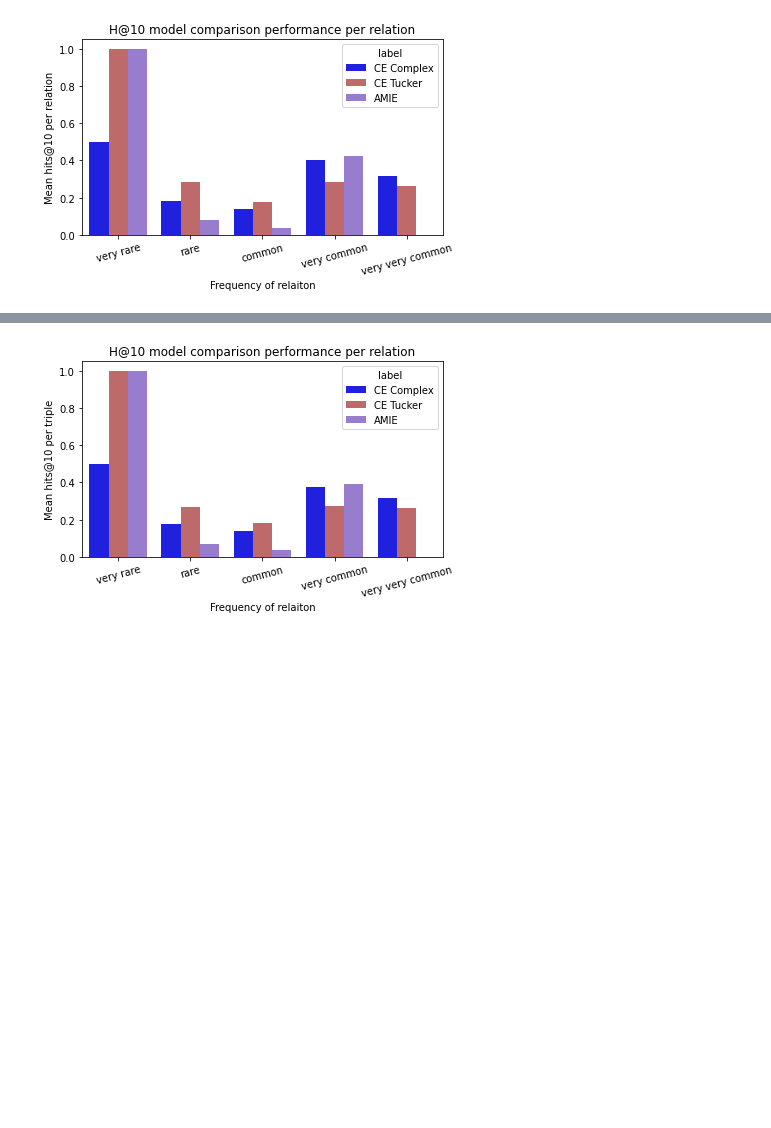
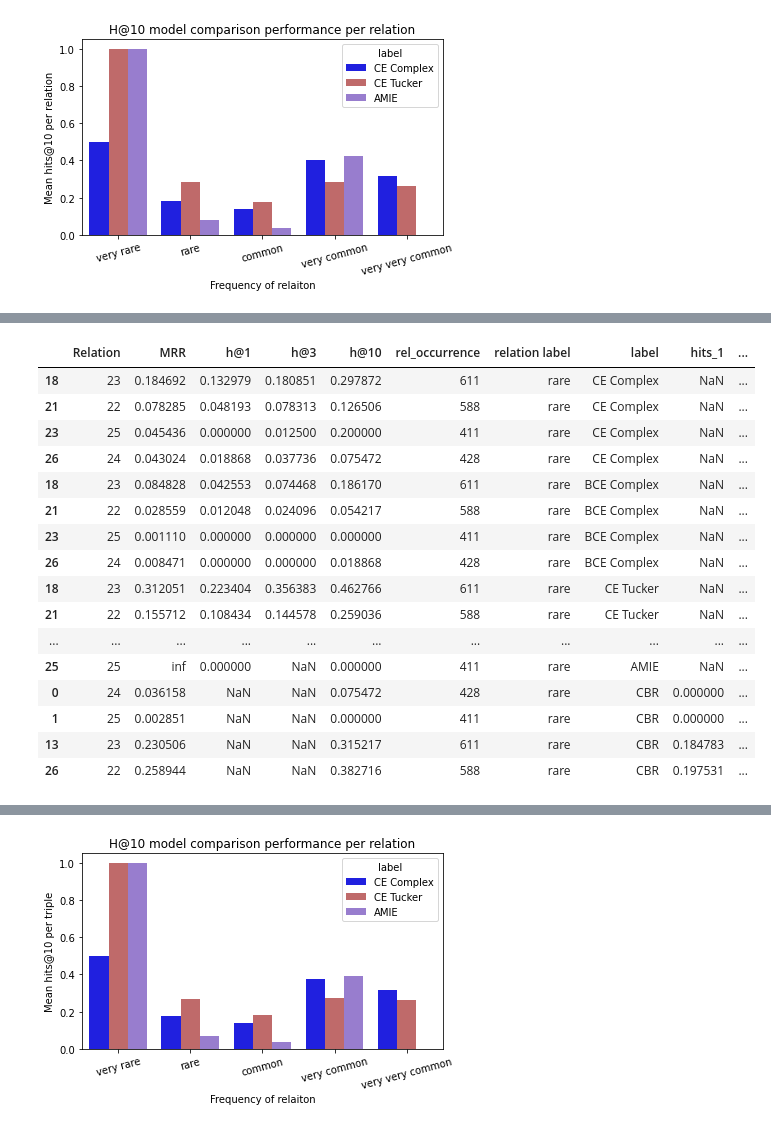
Before and after one commit to NinaCalvi/Aladdin, a Jupyter notebook: biolink/COVID results analysis/COVIDAnalysis.ipynb, the cells around one changed output, grey strips where cells are left out. Cells and saved outputs as stored; diff of their text form; code cells hidden in the pictures; blank space fills up the shorter version.

```diff
--- a/biolink/COVID results analysis/COVIDAnalysis.ipynb
+++ b/biolink/COVID results analysis/COVIDAnalysis.ipynb
@@ -332,0 +384,20 @@ plot_relation_common([ce_cp, ce_tuck, amie_res_rel],['CE Complex', 'CE Tucker',
+# %%
+testing[testing['relation label'] == 'rare']
+# %% [output]
+|  | Relation | MRR | h@1 | h@3 | h@10 | rel_occurrence | relation label | label | hits_1 | ... |
+| 18 | 23 | 0.184692 | 0.132979 | 0.180851 | 0.297872 | 611 | rare | CE Complex | NaN | ... |
+| 21 | 22 | 0.078285 | 0.048193 | 0.078313 | 0.126506 | 588 | rare | CE Complex | NaN | ... |
+| 23 | 25 | 0.045436 | 0.000000 | 0.012500 | 0.200000 | 411 | rare | CE Complex | NaN | ... |
+| 26 | 24 | 0.043024 | 0.018868 | 0.037736 | 0.075472 | 428 | rare | CE Complex | NaN | ... |
+| 18 | 23 | 0.084828 | 0.042553 | 0.074468 | 0.186170 | 611 | rare | BCE Complex | NaN | ... |
+| 21 | 22 | 0.028559 | 0.012048 | 0.024096 | 0.054217 | 588 | rare | BCE Complex | NaN | ... |
+| 23 | 25 | 0.001110 | 0.000000 | 0.000000 | 0.000000 | 411 | rare | BCE Complex | NaN | ... |
+| 26 | 24 | 0.008471 | 0.000000 | 0.000000 | 0.018868 | 428 | rare | BCE Complex | NaN | ... |
+| 18 | 23 | 0.312051 | 0.223404 | 0.356383 | 0.462766 | 611 | rare | CE Tucker | NaN | ... |
+| 21 | 22 | 0.155712 | 0.108434 | 0.144578 | 0.259036 | 588 | rare | CE Tucker | NaN | ... |
+| ... | ... | ... | ... | ... | ... | ... | ... | ... | ... | ... |
+| 25 | 25 | inf | 0.000000 | NaN | 0.000000 | 411 | rare | AMIE | NaN | ... |
+| 0 | 24 | 0.036158 | NaN | NaN | 0.075472 | 428 | rare | CBR | 0.000000 | ... |
+| 1 | 25 | 0.002851 | NaN | NaN | 0.000000 | 411 | rare | CBR | 0.000000 | ... |
+| 13 | 23 | 0.230506 | NaN | NaN | 0.315217 | 611 | rare | CBR | 0.184783 | ... |
+| 26 | 22 | 0.258944 | NaN | NaN | 0.382716 | 588 | rare | CBR | 0.197531 | ... |
```
Also changed, not shown: parts of 12 cells of this notebook.
